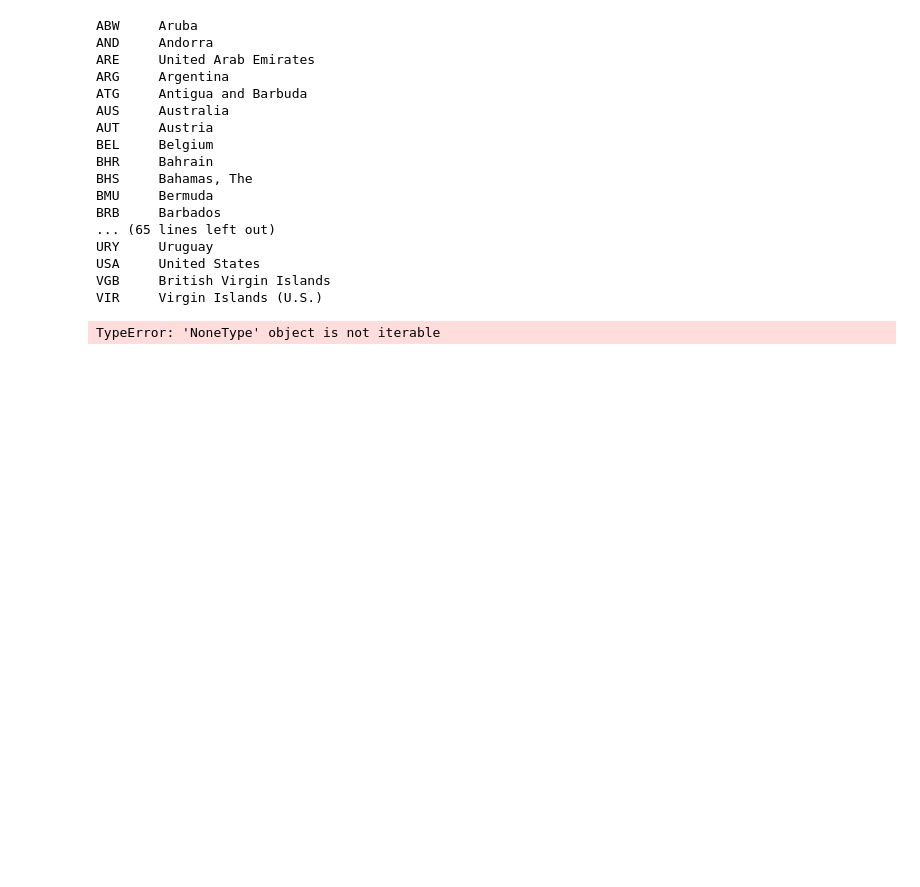
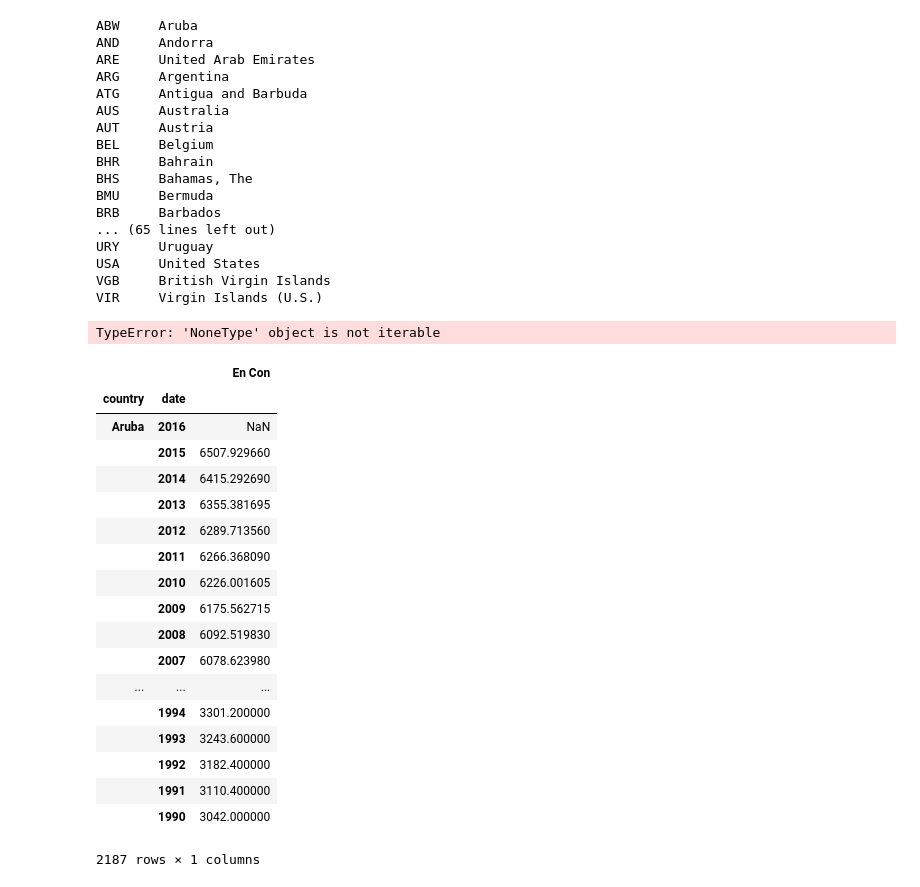
Before and after one commit to Danfurm/Climate_Resources, a Jupyter notebook: Resources.ipynb, the cells around one changed output. Saved outputs shown, nothing was run; the diff lists cells and outputs as text; code cells hidden in the pictures; blank space fills up the shorter version.

```diff
--- a/Resources.ipynb
+++ b/Resources.ipynb
@@ -183,3 +183,28 @@ USA     United States
 VGB     British Virgin Islands
 VIR     Virgin Islands (U.S.)
 TypeError: 'NoneType' object is not iterable
+# %%
+countries = [i['id'] for i in wbdata.get_country(incomelevel="HIC", display=False)]
+indicators = {"1.1_TOTAL.FINAL.ENERGY.CONSUM" : "En Con"}
+df_co2 = wbdata.get_dataframe(indicators, country=countries, convert_date=False)
+df_co2
+# %% [output]
+|  |  | En Con |
+| country | date |  |
+| Aruba | 2016 | NaN |
+|  | 2015 | 6507.929660 |
+|  | 2014 | 6415.292690 |
+|  | 2013 | 6355.381695 |
+|  | 2012 | 6289.713560 |
+|  | 2011 | 6266.368090 |
+|  | 2010 | 6226.001605 |
+|  | 2009 | 6175.562715 |
+|  | 2008 | 6092.519830 |
+|  | 2007 | 6078.623980 |
+| ... | ... | ... |
+|  | 1994 | 3301.200000 |
+|  | 1993 | 3243.600000 |
+|  | 1992 | 3182.400000 |
+|  | 1991 | 3110.400000 |
+|  | 1990 | 3042.000000 |
+2187 rows × 1 columns
```
Also changed, not shown: parts of 1 cell of this notebook.
